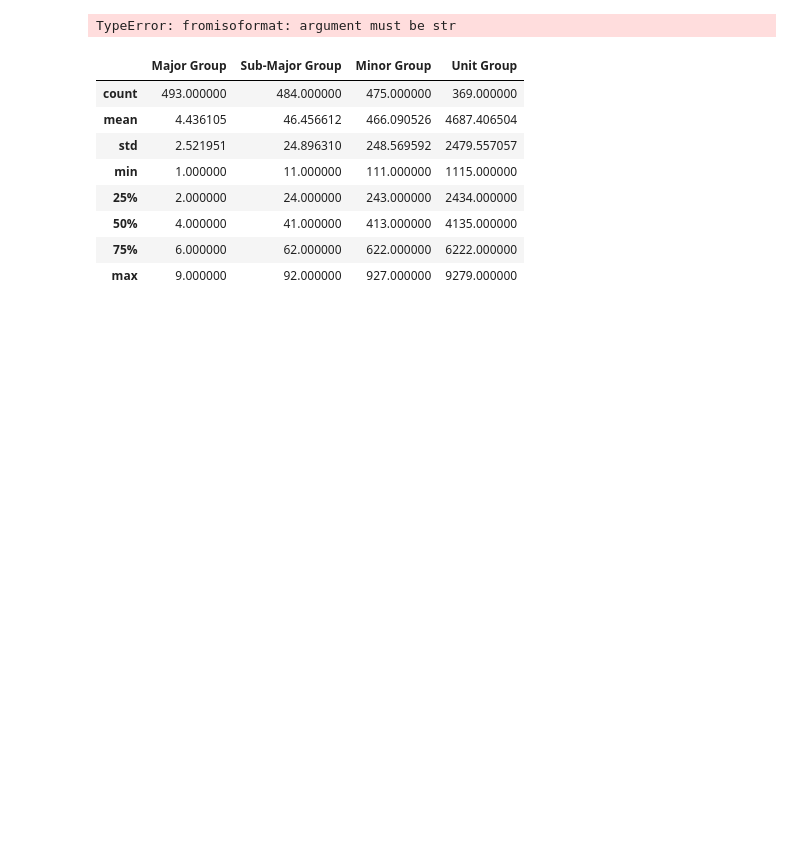
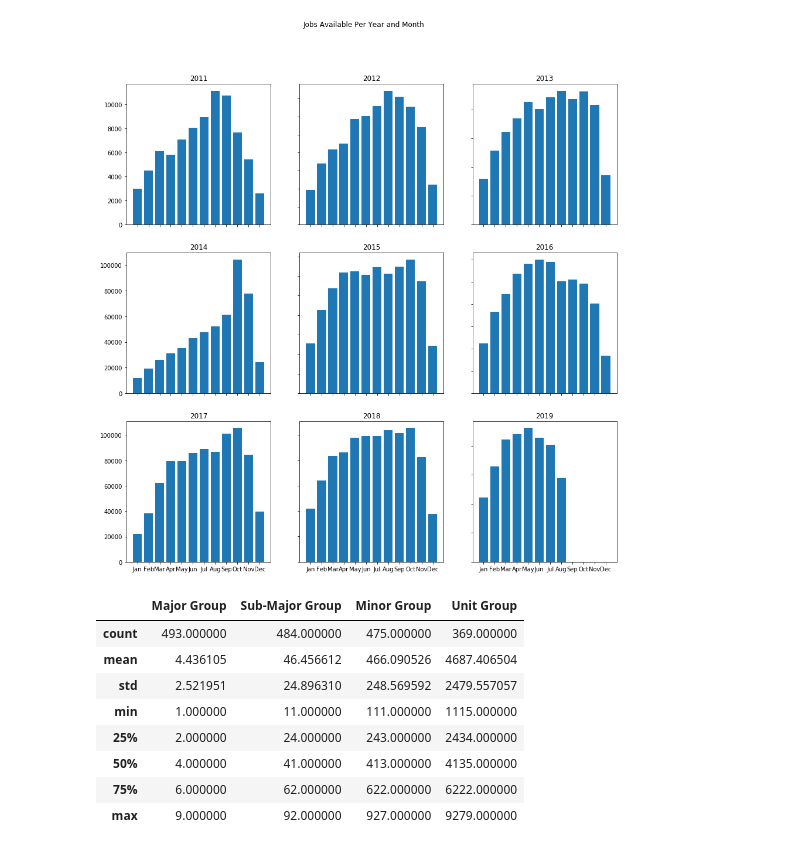
Before and after one commit to Khumo94/citadel-datathon-2019, a Jupyter notebook: load-dataset-1.ipynb, the cells around one changed output. Drawn from its saved outputs; the diff is of its cells as text; code cells hidden in the pictures; blank space fills up the shorter version.

Commit message:
fianlly plot the jobs per year per month

```diff
--- a/load-dataset-1.ipynb
+++ b/load-dataset-1.ipynb
@@ -7,22 +7,38 @@ import matplotlib.pyplot as plt
 # dataset 1 is job listings
 # %%
 job_listings = pd.read_csv('Datasets/job_listings.csv', dtype={"title":str, "company_name":str, "city":str, "region":str, "zip":str, "created":str, "last_checked":str, "last_updated":str, "delete_date":str, "onet_occupation_code":str, "SOC_occupation_code":str, "url":str, "stock_exchange_country":str, "stock_exchange_name":str, "stock_ticker":str, "ticker_end_date":str, "ticker_start_date":str})
+job_listings["created"] = job_listings.created.apply(lambda x: datetime.fromisoformat(x))
+job_listings["delete_date"] = job_listings.delete_date.apply(lambda x: datetime.fromisoformat(x))
 # %%
 # not using this
 onet_code_legend = pd.read_csv('Datasets/Code Legends/onet_code_legend.csv')
 # %%
 soc_code_legend = pd.read_csv('Datasets/Code Legends/soc_code_legend.csv')
-# %%
-job_listings["created"] = job_listings["created"].apply(lambda x:datetime.fromisoformat(x))
-job_listings["delete_date"] = job_listings["delete_date"].apply(lambda x:datetime.fromisoformat(x))
-# %% [output]
-TypeError: fromisoformat: argument must be str
+# %%
+job_listings["created_year"] = [x.year for x in job_listings.created]
+job_listings["created_month"] = [x.month for x in job_listings.created]
+job_listings["deleted_year"] = [x.year for x in job_listings.delete_date]
+job_listings["deleted_month"] = [x.month for x in job_listings.delete_date]
 # %%
-jobcounts = []
-dates = []
+jobcountsList = []
+datesList = []
+monthmap = {"1":"Jan", "2":"Feb", "3":"Mar", "4":"Apr", "5":"May", "6":"Jun", "7":"Jul", "8":"Aug", "9":"Sep", "10":"Oct", "11":"Nov", "12":"Dec"}
+years = []
+for year in range (2011, 2020, 1):
+    years.append(year)
+    jobcounts = []
+    dates = []
+    for month in range(1,13,1):
+        # this = job_listings[job_listings.created.apply(lambda x:  x.year <= year and  x.month <= month) & job_listings.delete_date.apply(lambda x:  x.year >= year and  x.month >= month)]
+        this = job_listings
 
-for year in range (2010, 2011, 1):
-    for month in range(1,3,1):
-        this = job_listings[job_listings.created.apply(lambda x:  x.year <= year and  x.month <= month) & job_listings.delete_date.apply(lambda x:  x.year >= year and  x.month >= month)]
+        this = this[this.created_year <= year]
+        this = this[this.created_month <= month]
+        this = this[this.deleted_year >= year]
+        this = this[this.deleted_month >= month]
+        # job_listings.deleted_year >= year & job_listings.deleted_month >= month]
         jobcounts.append(this["title"].count())
-        dates.append(datetime(year=year, month=month, day=1))
+        # dates.append("{} {}".format(monthmap[str(month)],"'"+str(year).lstrip("20")))
+        dates.append("{}".format(monthmap[str(month)]))
+    jobcountsList.append(jobcounts)
+    datesList.append(dates)
@@ -36,3 +45,17 @@ plt.show()
+# %%
+# plot this month
+# plt.figure(figsize=(20,10))
+fig, axs = plt.subplots(nrows=3, ncols=3, figsize=(15,15))
+fig.suptitle('Jobs Available Per Year and Month')
+for ax,dates, jobcounts, year in zip(axs.flat, datesList, jobcountsList, years):
+    ax.bar(dates,jobcounts)
+    ax.set_title(str(year))
+
+for ax in axs.flat:
+    ax.label_outer()
+plt.show()
+# %% [output]
+[figure, added]
 # %%
 job_listings = job_listings.dropna(subset=["created","delete_date"])
 # %%
```
Also changed, not shown: parts of 2 cells of this notebook.
